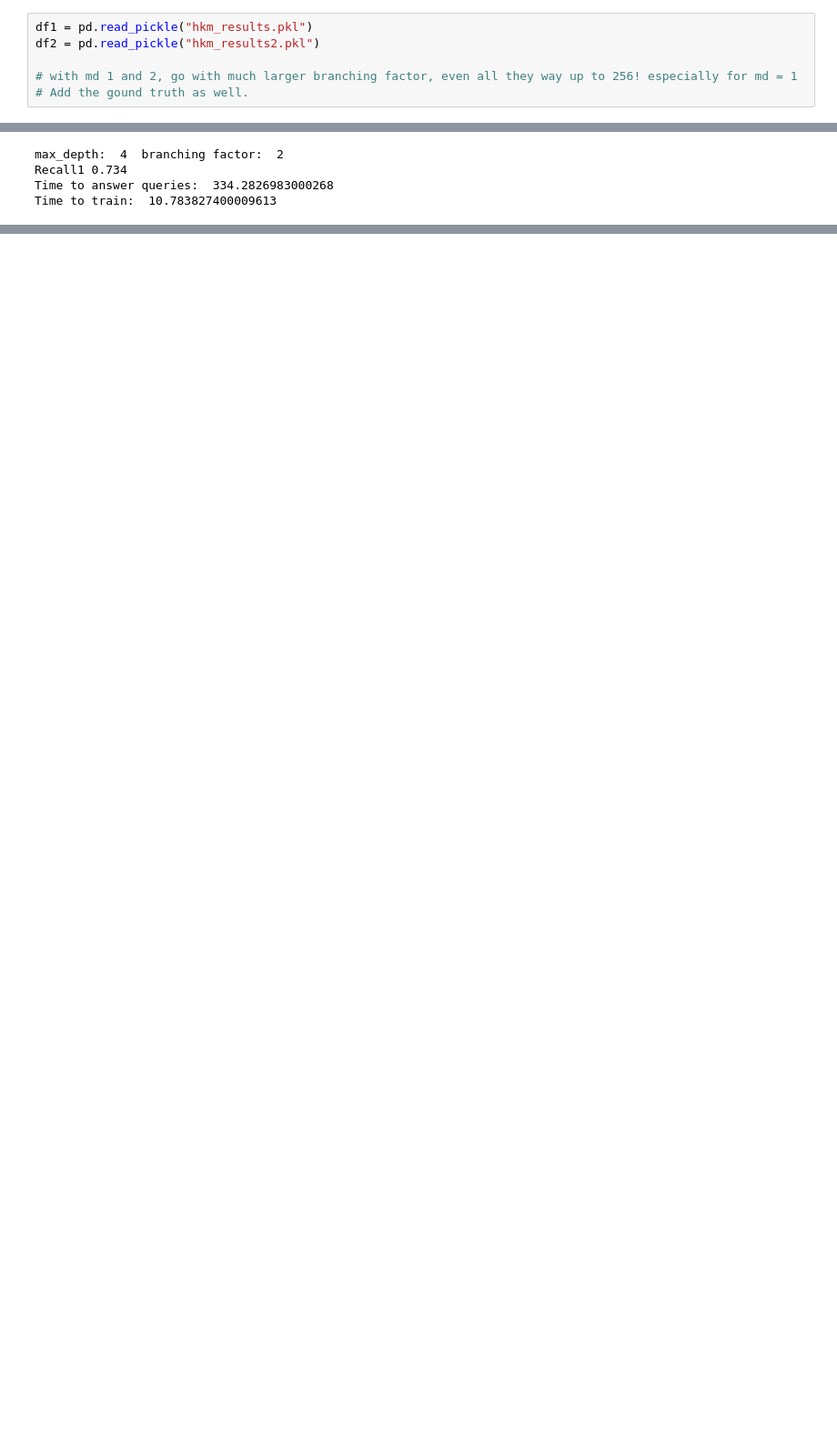
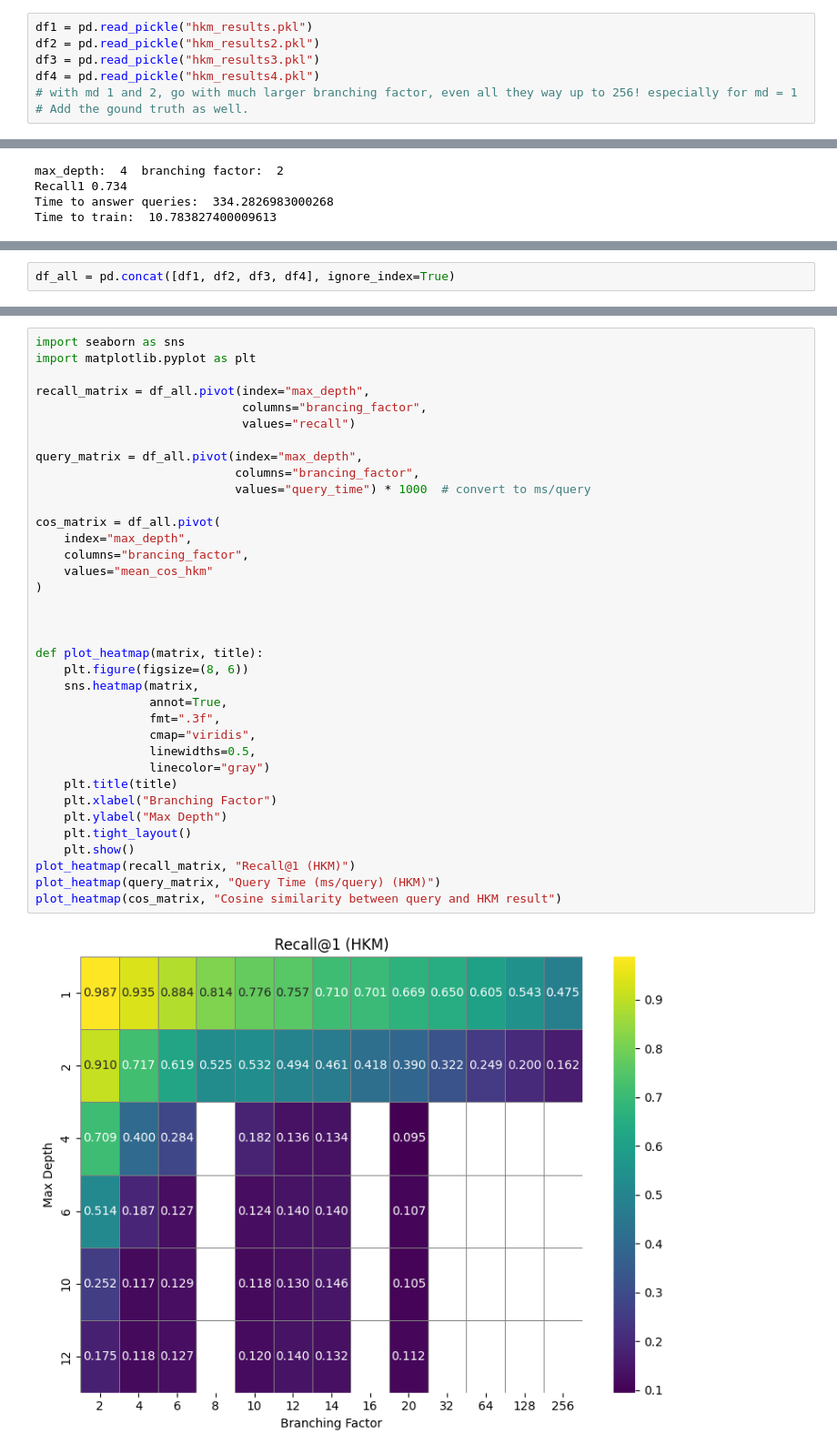
Before and after one commit to Thermite10k/HKM, a Jupyter notebook: main.ipynb, the cells around one changed output, grey strips where cells are left out. Shown at 91% size. Cells and saved outputs as stored; diff of their text form; blank space fills up the shorter version.

```diff
--- a/main.ipynb
+++ b/main.ipynb
@@ -299,6 +402,7 @@ import pandas as pd
 # %%
 df1 = pd.read_pickle("hkm_results.pkl")
 df2 = pd.read_pickle("hkm_results2.pkl")
-
+df3 = pd.read_pickle("hkm_results3.pkl")
+df4 = pd.read_pickle("hkm_results4.pkl")
 # with md 1 and 2, go with much larger branching factor, even all they way up to 256! especially for md = 1
 # Add the gound truth as well.
@@ -453,0 +476,2 @@ Time to train:  3.831963300006464
+# %%
+df_all = pd.concat([df1, df2, df3, df4], ignore_index=True)
@@ -453,0 +498,38 @@ Time to train:  3.831963300006464
+# %%
+import seaborn as sns
+import matplotlib.pyplot as plt
+
+recall_matrix = df_all.pivot(index="max_depth",
+                             columns="brancing_factor",
+                             values="recall")
+
+query_matrix = df_all.pivot(index="max_depth",
+                            columns="brancing_factor",
+                            values="query_time") * 1000  # convert to ms/query
+
+cos_matrix = df_all.pivot(
+    index="max_depth",
+    columns="brancing_factor",
+    values="mean_cos_hkm"
+)
+
+
+
+def plot_heatmap(matrix, title):
+    plt.figure(figsize=(8, 6))
+    sns.heatmap(matrix,
+                annot=True,
+                fmt=".3f",
+                cmap="viridis",
+                linewidths=0.5,
+                linecolor="gray")
+    plt.title(title)
+    plt.xlabel("Branching Factor")
+    plt.ylabel("Max Depth")
+    plt.tight_layout()
+    plt.show()
+plot_heatmap(recall_matrix, "Recall@1 (HKM)")
+plot_heatmap(query_matrix, "Query Time (ms/query) (HKM)")
+plot_heatmap(cos_matrix, "Cosine similarity between query and HKM result")
+# %% [output]
+[figure, added]
```
Also changed, not shown: parts of 27 cells of this notebook, 3 other files.
